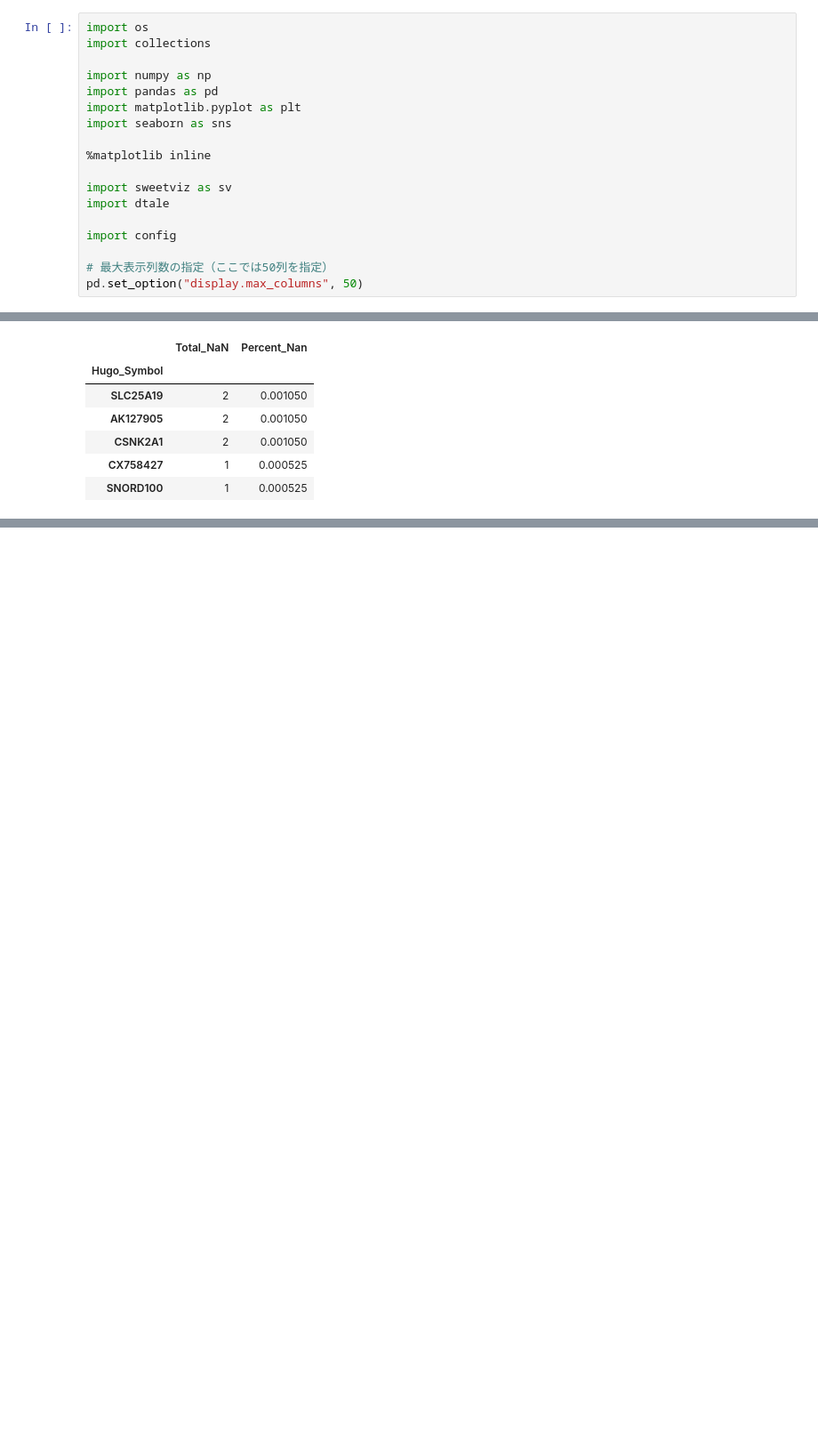
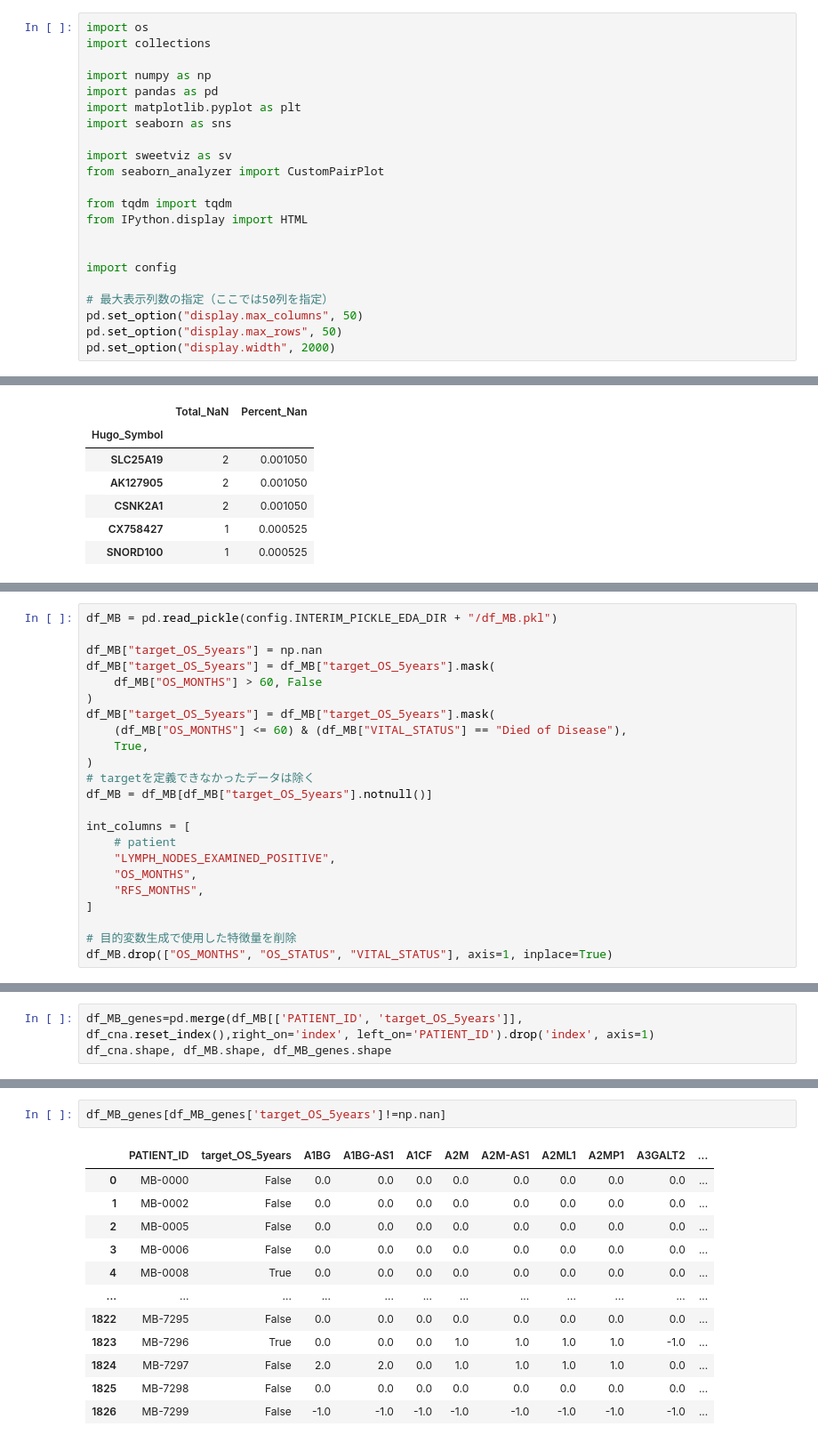
Before and after one commit to mono-clone/breast_cancer_analytics, a Jupyter notebook: notebooks/1.1-EDA_genes.ipynb, the cells around one changed output, grey strips where cells are left out. Shown: that part at 89% size. Saved outputs shown, nothing was run; the diff lists cells and outputs as text; blank space fills up the shorter version.

```diff
--- a/notebooks/1.1-EDA_genes.ipynb
+++ b/notebooks/1.1-EDA_genes.ipynb
@@ -7,15 +7,19 @@ import pandas as pd
 import matplotlib.pyplot as plt
 import seaborn as sns
 
-%matplotlib inline
+import sweetviz as sv
+from seaborn_analyzer import CustomPairPlot
 
-import sweetviz as sv
-import dtale
+from tqdm import tqdm
+from IPython.display import HTML
+
 
 import config
 
 # 最大表示列数の指定（ここでは50列を指定）
 pd.set_option("display.max_columns", 50)
+pd.set_option("display.max_rows", 50)
+pd.set_option("display.width", 2000)
 # %%
 def make_dir(dir_name: str):
     if not os.path.exists(dir_name):
@@ -185,0 +202,23 @@ for df, df_name in zip(df_set, df_name_set):
+# %%
+df_MB = pd.read_pickle(config.INTERIM_PICKLE_EDA_DIR + "/df_MB.pkl")
+
+df_MB["target_OS_5years"] = np.nan
+df_MB["target_OS_5years"] = df_MB["target_OS_5years"].mask(
+    df_MB["OS_MONTHS"] > 60, False
+)
+df_MB["target_OS_5years"] = df_MB["target_OS_5years"].mask(
+    (df_MB["OS_MONTHS"] <= 60) & (df_MB["VITAL_STATUS"] == "Died of Disease"),
+    True,
+)
+# targetを定義できなかったデータは除く
+df_MB = df_MB[df_MB["target_OS_5years"].notnull()]
+
+int_columns = [
+    # patient
+    "LYMPH_NODES_EXAMINED_POSITIVE",
+    "OS_MONTHS",
+    "RFS_MONTHS",
+]
+
+# 目的変数生成で使用した特徴量を削除
+df_MB.drop(["OS_MONTHS", "OS_STATUS", "VITAL_STATUS"], axis=1, inplace=True)
@@ -185,0 +230,3 @@ for df, df_name in zip(df_set, df_name_set):
+# %%
+df_MB_genes=pd.merge(df_MB[['PATIENT_ID', 'target_OS_5years']], df_cna.reset_index(),right_on='index', left_on='PATIENT_ID').drop('index', axis=1)
+df_cna.shape, df_MB.shape, df_MB_genes.shape
@@ -185,0 +235,15 @@ for df, df_name in zip(df_set, df_name_set):
+# %%
+df_MB_genes[df_MB_genes['target_OS_5years']!=np.nan]
+# %% [output]
+|  | PATIENT_ID | target_OS_5years | A1BG | A1BG-AS1 | A1CF | A2M | A2M-AS1 | A2ML1 | A2MP1 | A3GALT2 | ... |
+| 0 | MB-0000 | False | 0.0 | 0.0 | 0.0 | 0.0 | 0.0 | 0.0 | 0.0 | 0.0 | ... |
+| 1 | MB-0002 | False | 0.0 | 0.0 | 0.0 | 0.0 | 0.0 | 0.0 | 0.0 | 0.0 | ... |
+| 2 | MB-0005 | False | 0.0 | 0.0 | 0.0 | 0.0 | 0.0 | 0.0 | 0.0 | 0.0 | ... |
+| 3 | MB-0006 | False | 0.0 | 0.0 | 0.0 | 0.0 | 0.0 | 0.0 | 0.0 | 0.0 | ... |
+| 4 | MB-0008 | True | 0.0 | 0.0 | 0.0 | 0.0 | 0.0 | 0.0 | 0.0 | 0.0 | ... |
+| ... | ... | ... | ... | ... | ... | ... | ... | ... | ... | ... | ... |
+| 1822 | MB-7295 | False | 0.0 | 0.0 | 0.0 | 0.0 | 0.0 | 0.0 | 0.0 | 0.0 | ... |
+| 1823 | MB-7296 | True | 0.0 | 0.0 | 0.0 | 1.0 | 1.0 | 1.0 | 1.0 | -1.0 | ... |
+| 1824 | MB-7297 | False | 2.0 | 2.0 | 0.0 | 1.0 | 1.0 | 1.0 | 1.0 | 0.0 | ... |
+| 1825 | MB-7298 | False | 0.0 | 0.0 | 0.0 | 0.0 | 0.0 | 0.0 | 0.0 | 0.0 | ... |
+| 1826 | MB-7299 | False | -1.0 | -1.0 | -1.0 | -1.0 | -1.0 | -1.0 | -1.0 | -1.0 | ... |
```
Also changed, not shown: parts of 11 cells of this notebook, 11 other files.
